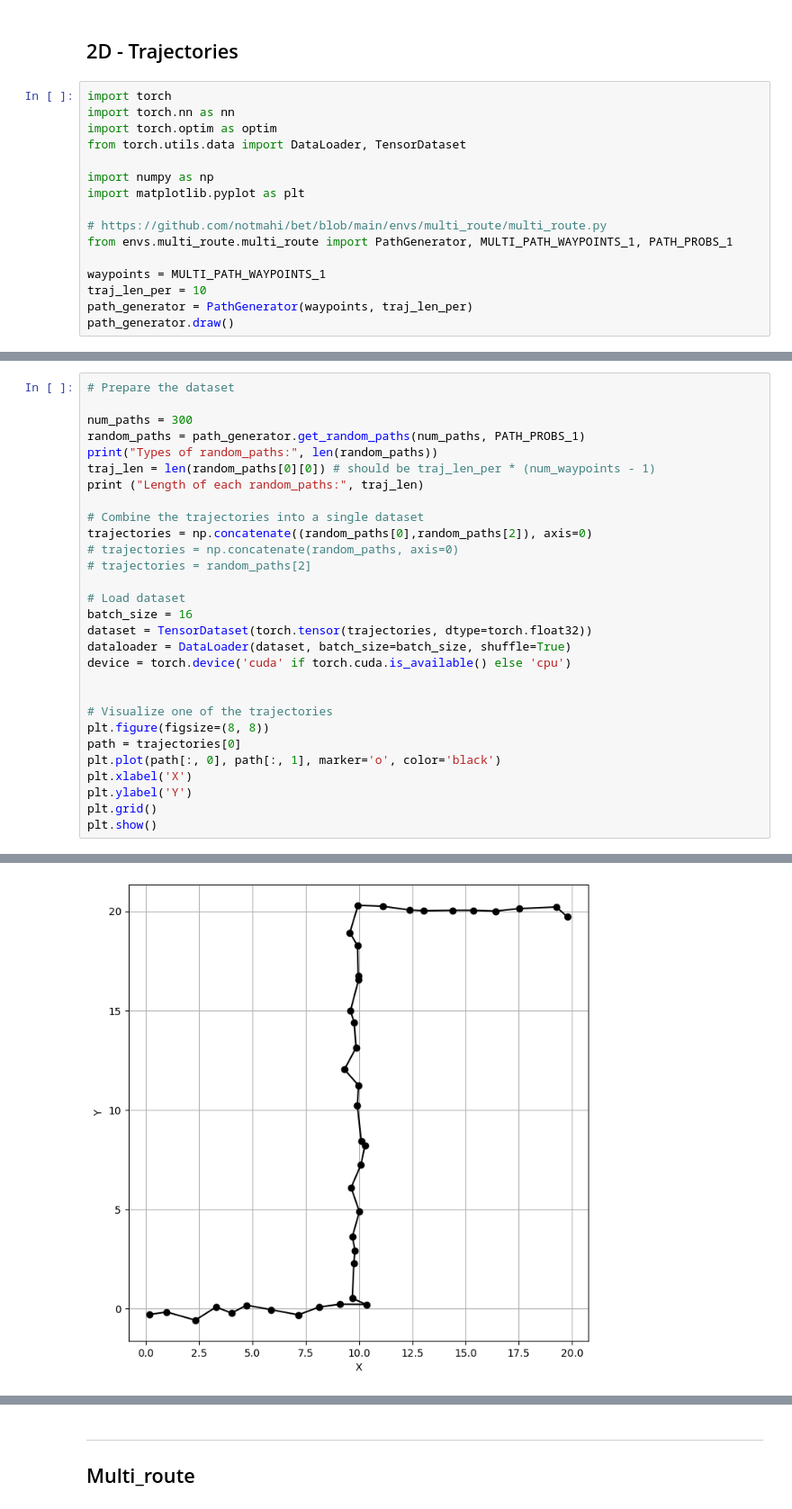
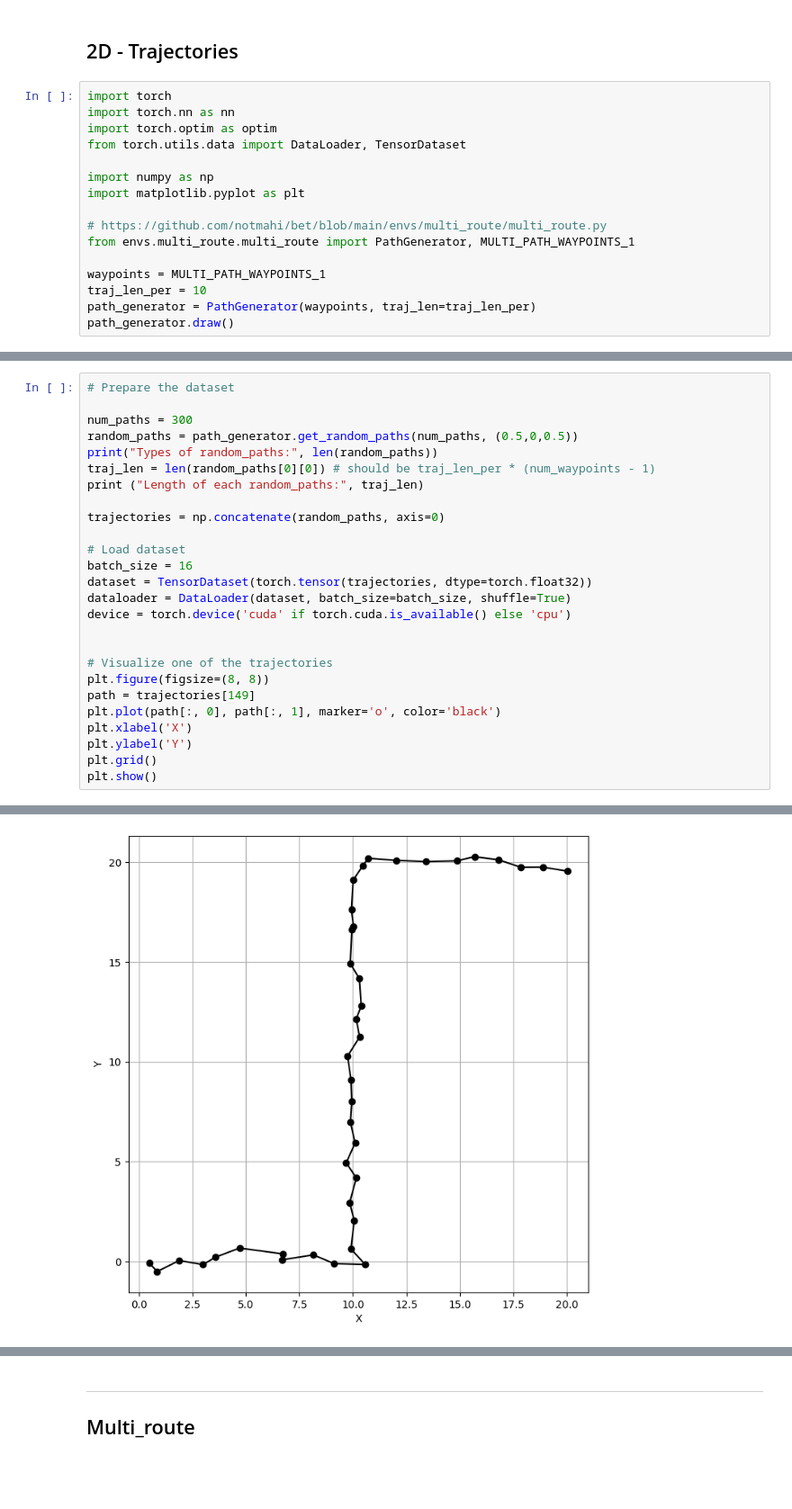
Before and after one commit to zipping-suger/MultiModLearn, a Jupyter notebook: note.ipynb, the cells around one changed output, grey strips where cells are left out. Shown at 90% size. Saved outputs shown, nothing was run; the diff lists cells and outputs as text; blank space fills up the shorter version.

```diff
--- a/note.ipynb
+++ b/note.ipynb
@@ -913,10 +913,10 @@ import numpy as np
 import matplotlib.pyplot as plt
 
 # https://github.com/notmahi/bet/blob/main/envs/multi_route/multi_route.py
-from envs.multi_route.multi_route import PathGenerator, MULTI_PATH_WAYPOINTS_1, PATH_PROBS_1
+from envs.multi_route.multi_route import PathGenerator, MULTI_PATH_WAYPOINTS_1
 
 waypoints = MULTI_PATH_WAYPOINTS_1
 traj_len_per = 10
-path_generator = PathGenerator(waypoints, traj_len_per)
+path_generator = PathGenerator(waypoints, traj_len=traj_len_per)
 path_generator.draw()
 # %% [output]
@@ -924,33 +924,30 @@ path_generator.draw()
 # %%
 # Prepare the dataset
 
 num_paths = 300
-random_paths = path_generator.get_random_paths(num_paths, PATH_PROBS_1)
+random_paths = path_generator.get_random_paths(num_paths, (0.5,0,0.5))
 print("Types of random_paths:", len(random_paths))
 traj_len = len(random_paths[0][0]) # should be traj_len_per * (num_waypoints - 1)
 print ("Length of each random_paths:", traj_len)
 
-# Combine the trajectories into a single dataset
-trajectories = np.concatenate((random_paths[0],random_paths[2]), axis=0)
-# trajectories = np.concatenate(random_paths, axis=0)
-# trajectories = random_paths[2]
+trajectories = np.concatenate(random_paths, axis=0)
 
 # Load dataset
 batch_size = 16
 dataset = TensorDataset(torch.tensor(trajectories, dtype=torch.float32))
 dataloader = DataLoader(dataset, batch_size=batch_size, shuffle=True)
 device = torch.device('cuda' if torch.cuda.is_available() else 'cpu')
 
 
 # Visualize one of the trajectories
 plt.figure(figsize=(8, 8))
-path = trajectories[0]
+path = trajectories[149]
 plt.plot(path[:, 0], path[:, 1], marker='o', color='black')
 plt.xlabel('X')
 plt.ylabel('Y')
 plt.grid()
 plt.show()
 # %% [output]
 Types of random_paths: 3
 Length of each random_paths: 40
-[figure, old version]
+[figure, new version]
```
Also changed, not shown: parts of 12 cells of this notebook, 2 other files.
